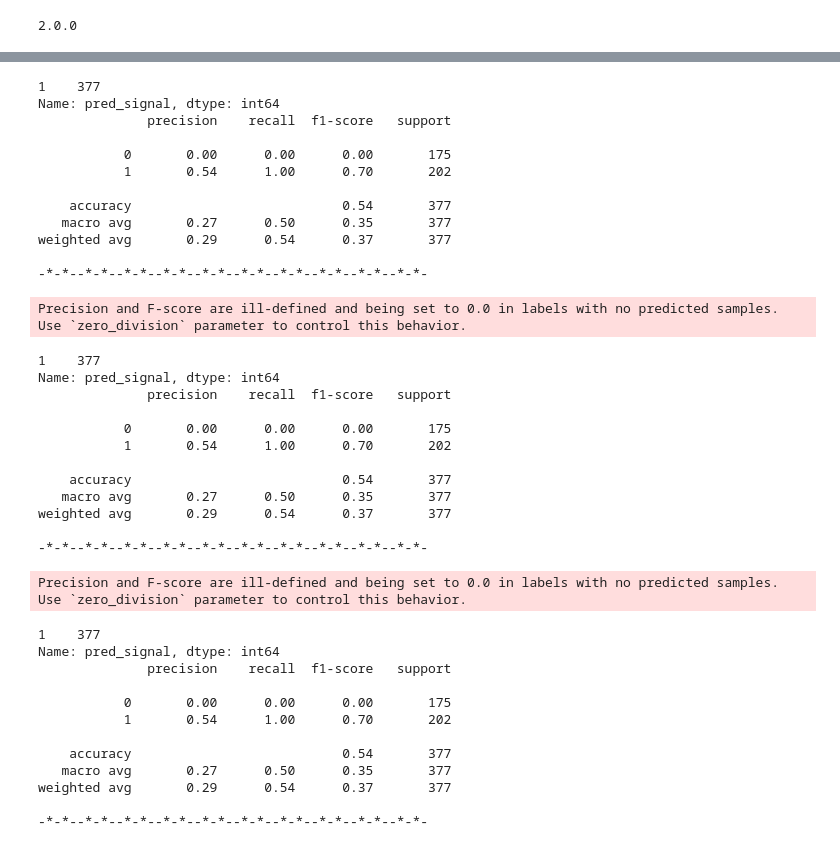
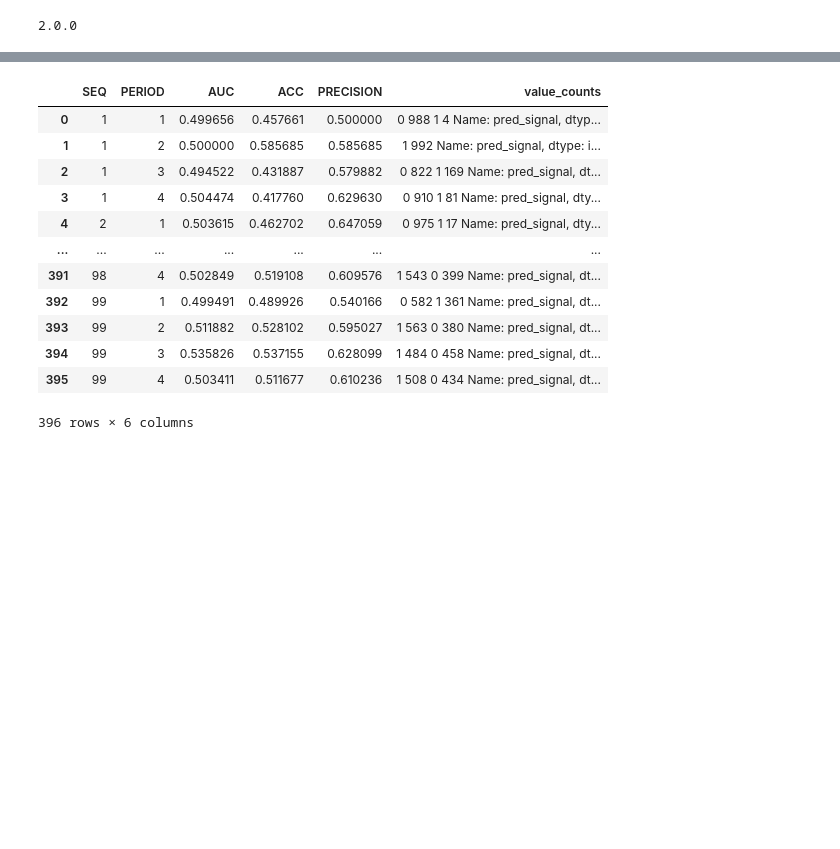
Before and after one commit to rezan21/Stock-Regression, a Jupyter notebook: Stock_Regression.ipynb, the cells around one changed output, grey strips where cells are left out. Drawn from its saved outputs; the diff is of its cells as text; code cells hidden in the pictures; blank space fills up the shorter version.

```diff
--- a/Stock_Regression.ipynb
+++ b/Stock_Regression.ipynb
@@ -283,73 +282,63 @@ dtype: int64
 # %%
 # seq 5, per 1
-for seq in range(1,5):
-    for per in range(1,2):
+results = []
+for seq in tqdm(range(1,100)):
+    for per in range(1,5):
         TARGET="AAPL"
         SEQ_LEN=seq # previous data
         PERIOD=per # future data
         FEATURES_TYPE="since"
         FORWARD_TEST = True
         SCALING = "none" # none / minmax / standard
-        SPLIT_SIZE = 0.70 # training size
-        PATIENCE = 128
+        SPLIT_SIZE = 0.50 # training size
 
         processed_data = process_reg_data(target=TARGET, seq_len=SEQ_LEN, period=PERIOD, features_type=FEATURES_TYPE, df=DF)
         X_train, X_test, y_train, y_test, test_df = split_data(forward_test=FORWARD_TEST, scaling=SCALING, split_size=SPLIT_SIZE, proc_data=processed_data)
 #         print(f"processed shape: {processed_data.shape}", end=f"\n{sep}\n")
 #         print(f"features: train shape: {X_train.shape} | test Shape: {X_test.shape}", end=f"\n{sep}\n")
 #         print(f"labels: train shape: {y_train.shape} | test Shape: {y_test.shape}", end=f"\n{sep}\n")
 #         print(f"X_train Max/Min: {X_train.max()} / {X_train.min()}")
 #         test_df.tail()
 
         # model
         svmReg = svm.SVR(kernel='linear').fit(X_train, y_train)
 
         eval_df = pd.DataFrame()
         eval_df[f"future_{TARGET}_prediction"] = test_df.drop(f"{TARGET}_Future",axis=1).apply(predict_sample, args=(svmReg,), axis=1)
         eval_df = pd.concat([eval_df, processed_data[[f"{TARGET}_price_[t]", f"{TARGET}_Future"]]], axis=1)
         eval_df.columns = ['future_pred', "todays_price", "future_actual"]
         eval_df.dropna(inplace=True)
         eval_df["actual_signal"] = eval_df.apply(lambda x: 1 if x["future_actual"] >= x["todays_price"] else 0, axis=1)
         eval_df["pred_signal"] = eval_df.apply(lambda x: 1  if x["future_pred"] >= x["todays_price"] else 0, axis=1)
-        print(eval_df["pred_signal"].value_counts())
-        print(classification_report(eval_df["actual_signal"], eval_df["pred_signal"]))
-        print(sep*10)
+
+        preds = eval_df["pred_signal"]
+        acts = eval_df["actual_signal"]
+
+        res = {
+            "SEQ":seq, "PERIOD":per
+        }
+
+        _metrics = {"AUC":roc_auc_score, "ACC":accuracy_score, "PRECISION":precision_score}
+        for k,v in _metrics.items():
+            res.update({k:v(acts, preds)})
+
+        res.update({"value_counts":preds.value_counts()})
+
+        results.append(res)
+
+results = pd.DataFrame(results)
+results
 # %% [output]
+|  | SEQ | PERIOD | AUC | ACC | PRECISION | value_counts |
+| 0 | 1 | 1 | 0.499656 | 0.457661 | 0.500000 | 0 988 1 4 Name: pred_signal, dtyp... |
+| 1 | 1 | 2 | 0.500000 | 0.585685 | 0.585685 | 1 992 Name: pred_signal, dtype: i... |
+| 2 | 1 | 3 | 0.494522 | 0.431887 | 0.579882 | 0 822 1 169 Name: pred_signal, dt... |
+| 3 | 1 | 4 | 0.504474 | 0.417760 | 0.629630 | 0 910 1 81 Name: pred_signal, dty... |
+| 4 | 2 | 1 | 0.503615 | 0.462702 | 0.647059 | 0 975 1 17 Name: pred_signal, dty... |
+| ... | ... | ... | ... | ... | ... | ... |
+| 391 | 98 | 4 | 0.502849 | 0.519108 | 0.609576 | 1 543 0 399 Name: pred_signal, dt... |
+| 392 | 99 | 1 | 0.499491 | 0.489926 | 0.540166 | 0 582 1 361 Name: pred_signal, dt... |
+| 393 | 99 | 2 | 0.511882 | 0.528102 | 0.595027 | 1 563 0 380 Name: pred_signal, dt... |
+| 394 | 99 | 3 | 0.535826 | 0.537155 | 0.628099 | 1 484 0 458 Name: pred_signal, dt... |
+| 395 | 99 | 4 | 0.503411 | 0.511677 | 0.610236 | 1 508 0 434 Name: pred_signal, dt... |
-1    377
-Name: pred_signal, dtype: int64
-              precision    recall  f1-score   support
-
-           0       0.00      0.00      0.00       175
-           1       0.54      1.00      0.70       202
-
-    accuracy                           0.54       377
-   macro avg       0.27      0.50      0.35       377
-weighted avg       0.29      0.54      0.37       377
-
--*-*--*-*--*-*--*-*--*-*--*-*--*-*--*-*--*-*--*-*-
+396 rows × 6 columns
-Precision and F-score are ill-defined and being set to 0.0 in labels with no predicted samples. Use `zero_division` parameter to control this behavior.
-1    377
-Name: pred_signal, dtype: int64
-              precision    recall  f1-score   support
-
-           0       0.00      0.00      0.00       175
-           1       0.54      1.00      0.70       202
-
-    accuracy                           0.54       377
-   macro avg       0.27      0.50      0.35       377
-weighted avg       0.29      0.54      0.37       377
-
--*-*--*-*--*-*--*-*--*-*--*-*--*-*--*-*--*-*--*-*-
-Precision and F-score are ill-defined and being set to 0.0 in labels with no predicted samples. Use `zero_division` parameter to control this behavior.
-1    377
-Name: pred_signal, dtype: int64
-              precision    recall  f1-score   support
-
-           0       0.00      0.00      0.00       175
-           1       0.54      1.00      0.70       202
-
-    accuracy                           0.54       377
-   macro avg       0.27      0.50      0.35       377
-weighted avg       0.29      0.54      0.37       377
-
--*-*--*-*--*-*--*-*--*-*--*-*--*-*--*-*--*-*--*-*-
```
Also changed, not shown: parts of 5 cells of this notebook, 1 other file.
